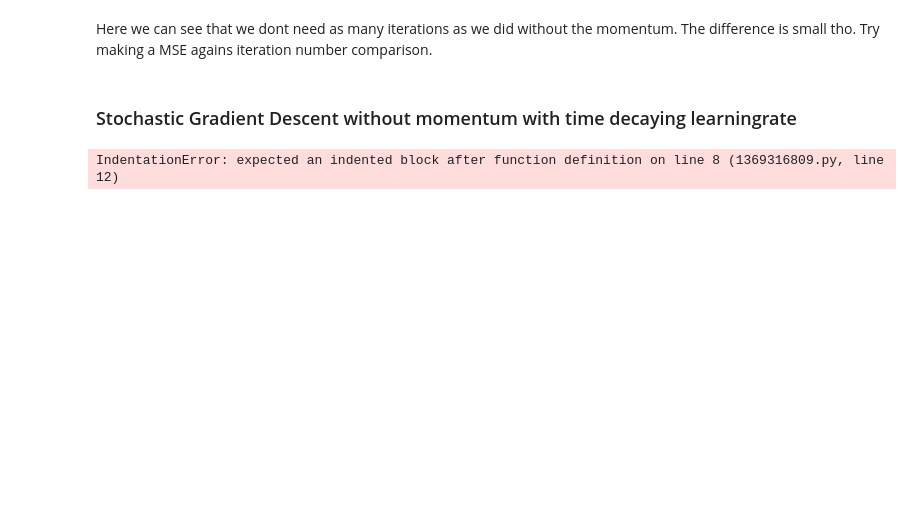
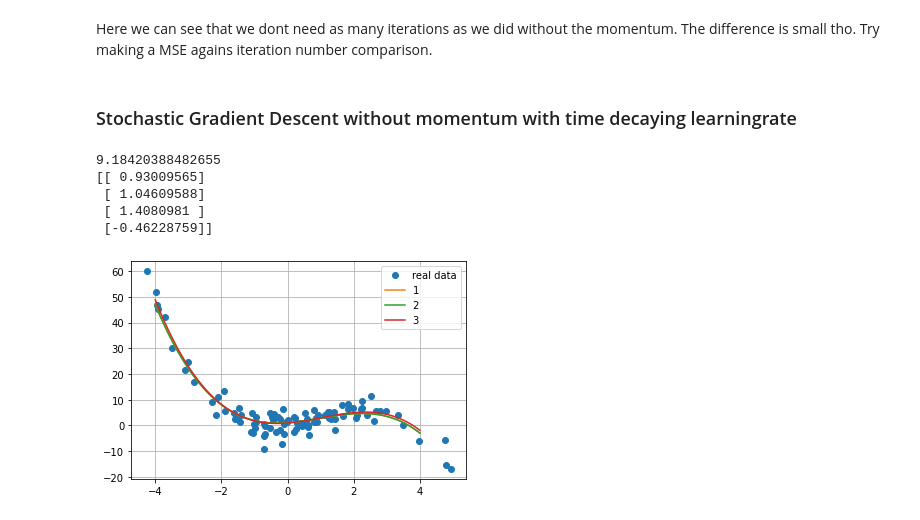
Before and after one commit to lassetotl/fys-stk, a Jupyter notebook: Project_2/Problem_a/Problem a).ipynb, the cells around one changed output. Saved outputs shown, nothing was run; the diff lists cells and outputs as text; code cells hidden in the pictures; blank space fills up the shorter version.

```diff
--- a/Project_2/Problem_a/Problem a).ipynb
+++ b/Project_2/Problem_a/Problem a).ipynb
@@ -107,20 +110,48 @@ t0 = 1.0
 t1 = 10
 
 def step_length(t, t0, t1):
-    #compute
+    t0/(t + t1)
 
 
 gamma_j = t0/t1
 j = 0
+Beta3 = np.random.randn(4,1)
+Beta3 = np.array([[1], [1], [1], [1]])
 for epoch in range(1, n_epoch + 1):
     for i in range(m):
         k = np.random.randint(m) #Pick the random minibatch
-
-        #Compute the gradient using the data in minibatch
-        #Compute the new suggestion for minima
+        gradient = (2.0/n) * X.T @ (X @ Beta3 - y)
+        Beta3 = Beta3 - learn_rate*gradient
 
         t = epoch * m + 1
         gamma_j = step_length(t, t0, t1)
         j = j + 1
+
+y_new = X @ Beta3
+print(MSE(y, y_new))
+print(Beta3)
 # %% [output]
-IndentationError: expected an indented block after function definition on line 8 (1369316809.py, line 12)
+9.18420388482655
+[[ 0.93009565]
+ [ 1.04609588]
+ [ 1.4080981 ]
+ [-0.46228759]]
+# %%
+#Comparing everything
+test_x = np.linspace(-4, 4, n)
+test_X = np.c_[np.ones((n, 1)), test_x, test_x**2, test_x**3]
+
+y1 = test_X @ Beta1
+y2 = test_X @ Beta2
+y3 = test_X @ Beta3
+
+plt.plot(x, y, "o", label="real data")
+plt.plot(test_x, y1, label="1")
+plt.plot(test_x, y2, label="2")
+plt.plot(test_x, y3, label="3")
+plt.grid(1)
+plt.legend()
+
+plt.show()
+# %% [output]
+[figure, added]
```
Also changed, not shown: parts of 3 cells of this notebook, 1 other file.
